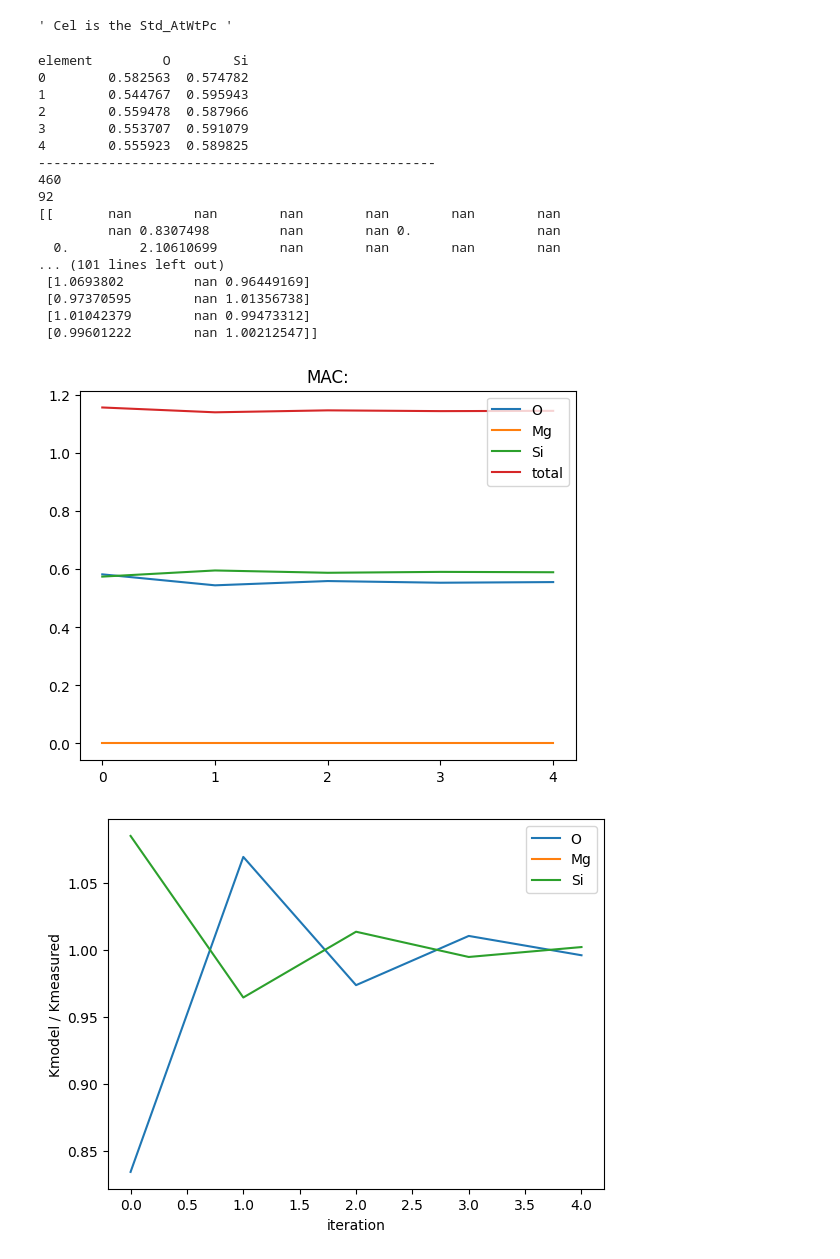
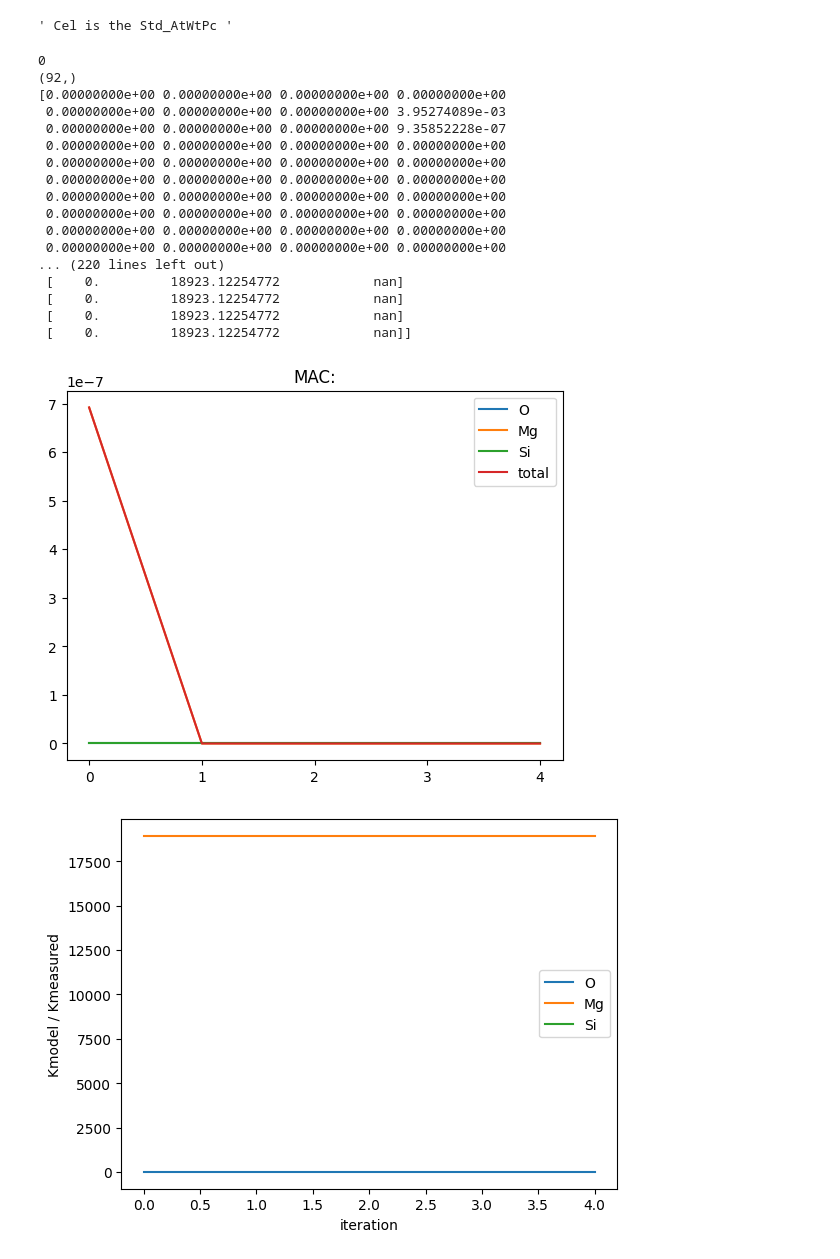
Before and after one commit to khalilhas/Quantification_PAP, a Jupyter notebook: PAP_v7.ipynb, the cells around one changed output. Drawn from its saved outputs; the diff is of its cells as text; code cells hidden in the pictures.

```diff
--- a/PAP_v7.ipynb
+++ b/PAP_v7.ipynb
@@ -94,7 +130,7 @@ for i in range(0,92): # element zAbs
 # %%
 from mpl_toolkits.mplot3d import Axes3D
 
-Meas_El = [10, 18, 19, 21, 24, 25, 23, 7, 13, 12, 11, 14, 55, 27, 8, 16]  # length 16
+
 Meas_Elsort = sorted(Meas_El)
 NameEl = ['H', 'He', 'Li', 'Be', 'B', 'C', 'N', 'O', 'F', 'Ne', 'Na', 'Mg', 'Al', 'Si', 'P', 'S', 'Cl', 'Ar', 'K', 'Ca', 'Sc', 'Ti', 'V', 'Cr', 'Mn', 'Fe', 'Co', 'Ni', 'Cu', 'Zn', 'Ga', 'Ge', 'As', 'Se', 'Br', 'Kr', 'Rb', 'Sr', 'Y', 'Zr', 'Nb', 'Mo', 'Tc', 'Ru', 'Rh', 'Pd', 'Ag', 'Cd', 'In', 'Sn', 'Sb', 'Te', 'I', 'Xe', 'Cs', 'Ba', 'La', 'Ce', 'Pr', 'Nd', 'Pm', 'Sm', 'Eu', 'Gd', 'Tb', 'Dy', 'Ho', 'Er', 'Tm', 'Yb', 'Lu', 'Hf', 'Ta', 'W', 'Re', 'Os', 'Ir', 'Pt', 'Au', 'Hg', 'Tl', 'Pb', 'Bi', 'Po', 'At', 'Rn', 'Fr', 'Ra', 'Ac', 'Th', 'Pa', 'U']
 
@@ -107,7 +143,7 @@ fig = plt.figure(figsize=(7,7))
 ax = fig.add_subplot(111, projection='3d')
 
 X, Y = np.meshgrid(np.arange(nMsEl), np.arange(nMsEl))
-ax.plot_surface(X, Y, MACkalpha_Ms, cmap=cm.coolwarm)
+ax.plot_surface(X, Y, MACkalpha_Ms) #, cmap=cm.coolwarm
 
 ax.set_xticks(np.arange(nMsEl))
 ax.set_yticks(np.arange(nMsEl))
@@ -115,7 +151,7 @@ ax.set_yticks(np.arange(nMsEl))
 ax.set_xticklabels([NameEl[i-1] for i in Meas_Elsort])  # Python indexing starts at 0
 ax.set_yticklabels([NameEl[i-1] for i in Meas_Elsort])  # Python indexing starts at 0
 
-ax.set_zscale('log')
+#ax.set_zscale('log')
 
 ax.set_xlabel('Z absorber')
 ax.set_ylabel('Z emitter')
@@ -129,13 +165,13 @@ plt.show()
 eps = 3 * 2.2204e-16
 CalcI_file.A_np = A_np
 CalcI_file.Z_np = Z_np
-CalcI_file.MeasuredEl = (Cel > eps)[0]
+CalcI_file.MeasuredEl = (Std_AtWtPc > eps)[0]
 # CalcI_file.element_indices = element_indices
 """
     @ should be changed you are not dealing with K lines
 """
 Eo = 15 # keV
-Cel = Cel/100 # converting weigth percentage to percentage O.XX
+Std_AtWtPc = Std_AtWtPc/100 # converting weigth percentage to percentage O.XX
 # checked with data of benoit
 # import scipy.io
 # MACKalpha_b = scipy.io.loadmat('MACKalpha_benoit.mat')
@@ -156,8 +192,8 @@ nStd = 1
 element_indices = np.array([11, 19, 20, 22, 25, 26, 24, 8, 14, 13, 12, 15, 56, 28, 9, 17]) # atomic numbers
 element_indices = element_indices - 1
 """ @Standard composition (At. wt. %) - ! should convert!!!!!! """
-Std_AtWtPc = np.zeros((nStd,92))
-np.put(Std_AtWtPc,element_indices,[8.75,0.02,0.00,0.00,0.00,0.05,0.00,48.82,32.13,10.25,0.00,0.00,0.00,0.00,0.00,0.00])
+# Std_AtWtPc = np.zeros((nStd,92))
+# np.put(Std_AtWtPc,element_indices,[8.75,0.02,0.00,0.00,0.00,0.05,0.00,48.82,32.13,10.25,0.00,0.00,0.00,0.00,0.00,0.00])
 
 # python start at zero
 #
@@ -165,12 +201,21 @@ np.put(Std_AtWtPc,element_indices,[8.75,0.02,0.00,0.00,0.00,0.05,0.00,48.82,32.1
 # np.put(Cel, element_indices, [8.75,0.02,0.00,0.00,0.00,0.05,0.00,48.82,32.13,10.25,0.00,0.00,0.00,0.00,0.00,0.00])
 # Cstd = Std_AtWtPc/100 already divided by 100 when assigning
 """ Should we divid by 100 or not!? """
+"""""""""""""""""""""""""""""""""""""""""""""""""""""""""""""""""""""" SHOULD FIX THIS to be related to EPMA_Std"""""
+# Assuming EPMA_Std is a numpy array
+Cstd = np.zeros_like(EPMA_Std) * np.nan
+which = EPMA_Std > 0  # select used standards - khalil: elements present in the standard sample
+row = EPMA_Std[which]
+
 Cstd = Std_AtWtPc/100
+# print('Std_AtWtPc', Std_AtWtPc.shape)
+# print(Std_AtWtPc[:,element_indices])
 IntPAPstd = np.zeros((nStd, 92))
 # standard intensity PAP
 """ IntPAPstd seems to give the same result as benoit code """
 for i in range(nStd):
-    IntPAPstd[i,:] = CalcI(Std_AtWtPc/100, Eo, MACKalpha_np)
+    IntPAPstd[i,:] = CalcI(Std_AtWtPc[i], Eo, MACKalpha_np)
+    """ NO need to divid by 100 Std_ATwtpc"""
 
 # Intensities
 element_indices_intensities = np.array([11, 19, 20, 22, 25, 26, 24, 8, 14, 13, 12, 15]) # atomic numbers
@@ -207,26 +252,29 @@ KRatiosMdl = IntPaPsp_t
 KRatiosMdlNorm = IntPaPsp_t
 
 Csps = np.zeros((ntests, 92))
-Csp_t = Csp_i
-Csps[0,:] = Csp_t
+Csp_t = Csp_i[j,:]
+Csps[0,:] = Csp_t.reshape(92,1).flatten()
 """"""""""""""""""""" VERIFIED UNTIL HERE """""""""""""""""""""
 
 for i in range(ntests):
     #Csp_t[Csp_t < 0] = 0
     ##
-    IntPaPsp_t[i,:] = CalcI(Csp_t, Eo, MACKalpha_np)
+    print(i)
+    print(Csp_t.reshape(92,1).flatten().shape)
+    print(Csp_t.reshape(92,1).flatten())
+    IntPaPsp_t[i,:] = CalcI(Csp_t.reshape(92,1).flatten(), Eo, MACKalpha_np)
     IntRatio = IntPaPsp_t[i,:]/IntPAPstd[j,:]
     sumKmdl = sum(IntRatio[IntRatio > 0])
     sumKmsrd = sum(KRatiosMsrd[KRatiosMsrd > 0])
     rat = sumKmsrd/sumKmdl
-    Csp_t = Csp_t * KRatiosMsrd/(IntRatio * rat)
+    Csp_t = Csp_t * KRatiosMsrd/(IntRatio)
     np.nan_to_num(Csp_t, copy=False, nan=0, neginf=0, posinf=0)
     KRatiosMdl[i,:] = IntRatio * rat
     Csps[i,:] = Csp_t
 
 df = pd.DataFrame(Csps, columns=elements_df.element[elements_df.index < 92])
 
-print(df.loc[:, df.ne(0).any()])
+# print(df.loc[:, df.ne(0).any()])
 
 # Assuming Csps, KRatiosMdl, KRatiosMsrd, j, and Macfilename are defined
 Tot = np.nansum(Csps, axis=1)
@@ -241,49 +289,49 @@ plt.title(f'MAC:')
 whichEl = [7, 11, 13]  # Python indexing starts at 0
 nselecEl = len(whichEl)
 # print('KratioMdl')
 # print(KRatiosMdl)
 # print('KratiosMsrd')
 # print(KRatiosMsrd)
 print('---------------------------------------------------')
 # print(KRatiosMsrd[:, whichEl])
 print(KRatiosMdl.size)
 print(KRatiosMsrd.size)
 print(KRatiosMdl)
 print(KRatiosMsrd)
 j = 0 # standard used
 Kdiv = KRatiosMdl[:,whichEl] / KRatiosMsrd[j][whichEl]
 print(Kdiv)
 
 plt.figure()
 plt.plot(Kdiv)
 
 
 # print(Kdiv)
 plt.legend([NameEl[i] for i in whichEl])
 plt.ylabel('Kmodel / Kmeasured')
 plt.xlabel('iteration')
 plt.show()
 
 # print(IntPaPsp_t)
 # print('#########################################################')
 # print(Csps)
 # %% [output]
-element         O        Si
-0        0.582563  0.574782
-1        0.544767  0.595943
-2        0.559478  0.587966
-3        0.553707  0.591079
-4        0.555923  0.589825
----------------------------------------------------
-460
-92
-[[       nan        nan        nan        nan        nan        nan
-         nan 0.8307498         nan        nan 0.                nan
-  0.         2.10610699        nan        nan        nan        nan
-... (101 lines left out)
- [1.0693802         nan 0.96449169]
- [0.97370595        nan 1.01356738]
- [1.01042379        nan 0.99473312]
- [0.99601222        nan 1.00212547]]
+0
+(92,)
+[0.00000000e+00 0.00000000e+00 0.00000000e+00 0.00000000e+00
+ 0.00000000e+00 0.00000000e+00 0.00000000e+00 3.95274089e-03
+ 0.00000000e+00 0.00000000e+00 0.00000000e+00 9.35852228e-07
+ 0.00000000e+00 0.00000000e+00 0.00000000e+00 0.00000000e+00
+ 0.00000000e+00 0.00000000e+00 0.00000000e+00 0.00000000e+00
+ 0.00000000e+00 0.00000000e+00 0.00000000e+00 0.00000000e+00
+ 0.00000000e+00 0.00000000e+00 0.00000000e+00 0.00000000e+00
+ 0.00000000e+00 0.00000000e+00 0.00000000e+00 0.00000000e+00
+ 0.00000000e+00 0.00000000e+00 0.00000000e+00 0.00000000e+00
+ 0.00000000e+00 0.00000000e+00 0.00000000e+00 0.00000000e+00
+... (220 lines left out)
+ [    0.         18923.12254772            nan]
+ [    0.         18923.12254772            nan]
+ [    0.         18923.12254772            nan]
+ [    0.         18923.12254772            nan]]
-[figure, old version]
+[figure, new version]
-[figure, old version]
+[figure, new version]
```
Also changed, not shown: parts of 2 cells of this notebook, 1 other file.
